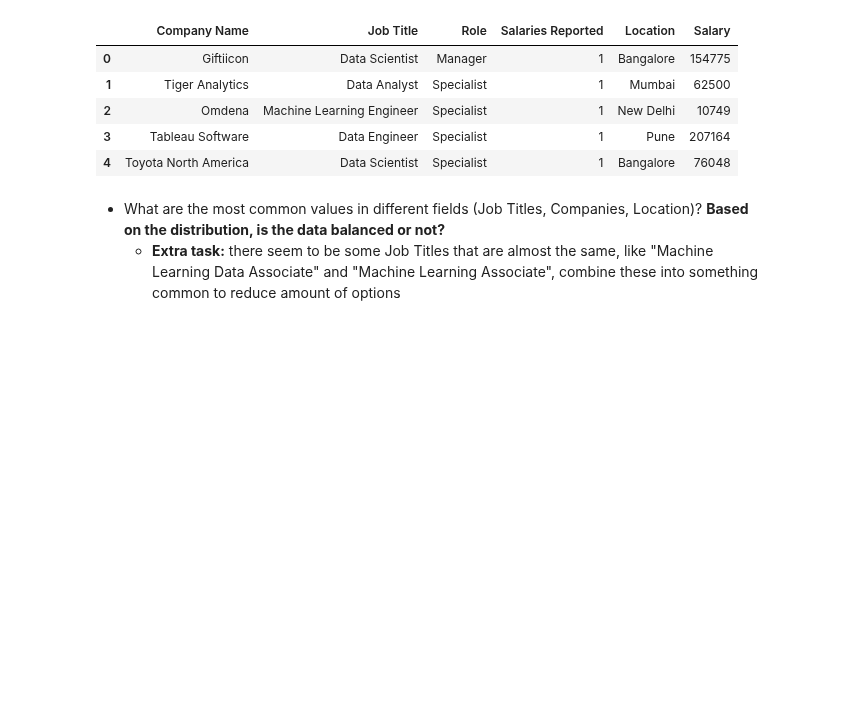
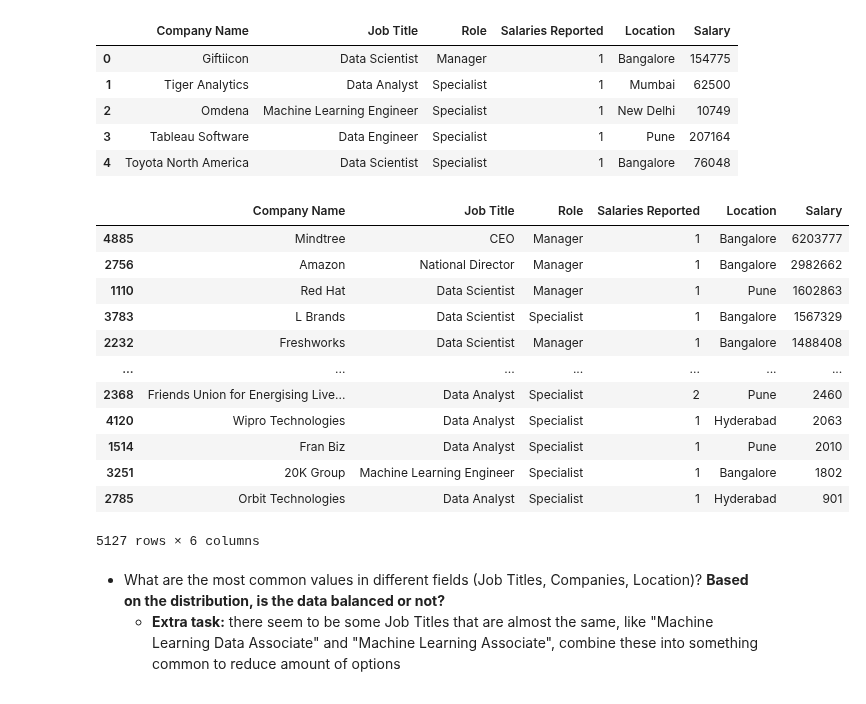
Before and after one commit to jehuhta/Intro_Data_Analytics_Huhta_Jeremy_Spring2025, a Jupyter notebook: Exercises_2_Pandas/DataAnalyticsExerciseSet2.ipynb, the cells around one changed output. Drawn from its saved outputs; the diff is of its cells as text; code cells hidden in the pictures; blank space fills up the shorter version.

```diff
--- a/Exercises_2_Pandas/DataAnalyticsExerciseSet2.ipynb
+++ b/Exercises_2_Pandas/DataAnalyticsExerciseSet2.ipynb
@@ -524,6 +539,24 @@ df.head()
 | 2 | Omdena | Machine Learning Engineer | Specialist | 1 | New Delhi | 10749 |
 | 3 | Tableau Software | Data Engineer | Specialist | 1 | Pune | 207164 |
 | 4 | Toyota North America | Data Scientist | Specialist | 1 | Bangalore | 76048 |
+# %%
+# Reviewing lecturer feedback: Let's look at the top 10 and bottom 10 salaries.
+
+df.sort_values(['Salary'], ascending=False)
+# %% [output]
+|  | Company Name | Job Title | Role | Salaries Reported | Location | Salary |
+| 4885 | Mindtree | CEO | Manager | 1 | Bangalore | 6203777 |
+| 2756 | Amazon | National Director | Manager | 1 | Bangalore | 2982662 |
+| 1110 | Red Hat | Data Scientist | Manager | 1 | Pune | 1602863 |
+| 3783 | L Brands | Data Scientist | Specialist | 1 | Bangalore | 1567329 |
+| 2232 | Freshworks | Data Scientist | Manager | 1 | Bangalore | 1488408 |
+| ... | ... | ... | ... | ... | ... | ... |
+| 2368 | Friends Union for Energising Live... | Data Analyst | Specialist | 2 | Pune | 2460 |
+| 4120 | Wipro Technologies | Data Analyst | Specialist | 1 | Hyderabad | 2063 |
+| 1514 | Fran Biz | Data Analyst | Specialist | 1 | Pune | 2010 |
+| 3251 | 20K Group | Machine Learning Engineer | Specialist | 1 | Bangalore | 1802 |
+| 2785 | Orbit Technologies | Data Analyst | Specialist | 1 | Hyderabad | 901 |
+5127 rows × 6 columns
 # %% [markdown]
 <ul>
 <li>What are the most common values in different fields (Job Titles, Companies, Location)? <b>Based on the distribution, is the data balanced or not?</b></li>
```
Also changed, not shown: parts of 12 cells of this notebook.
